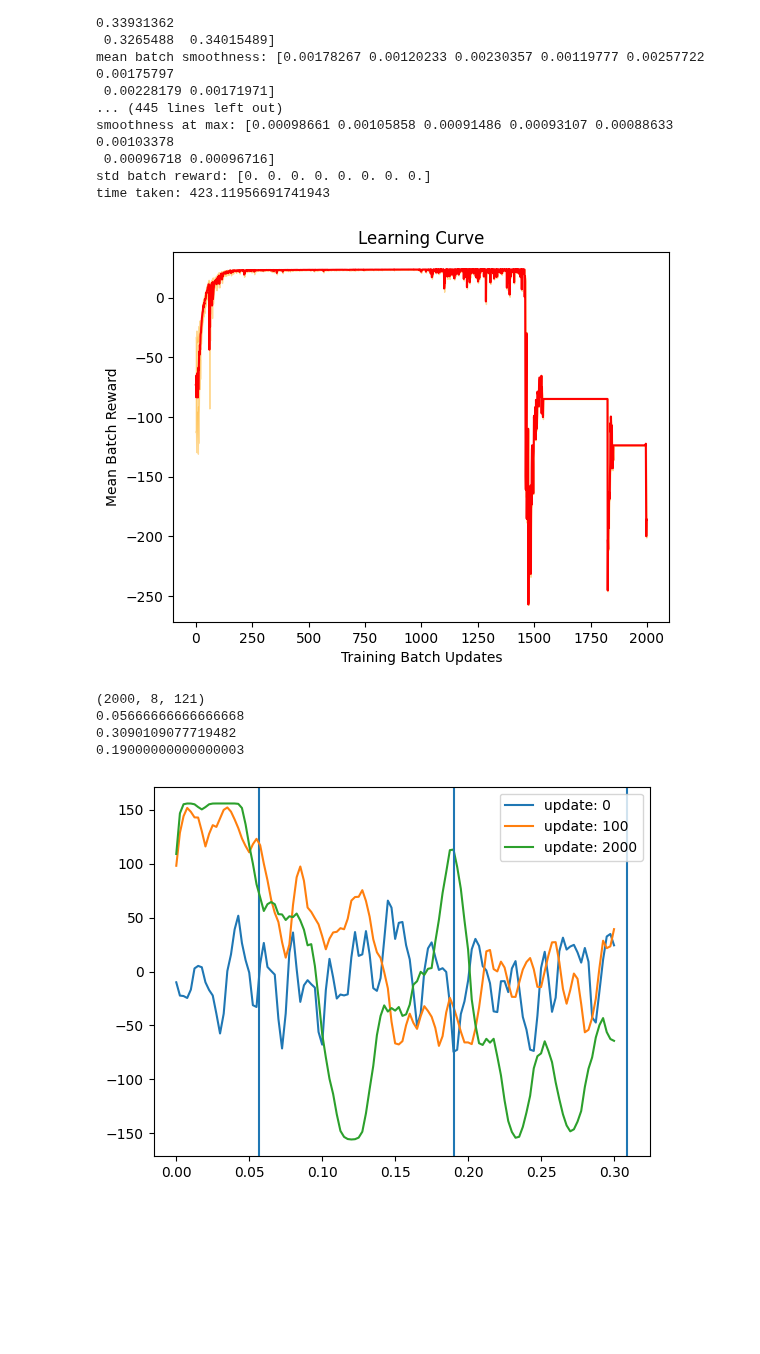
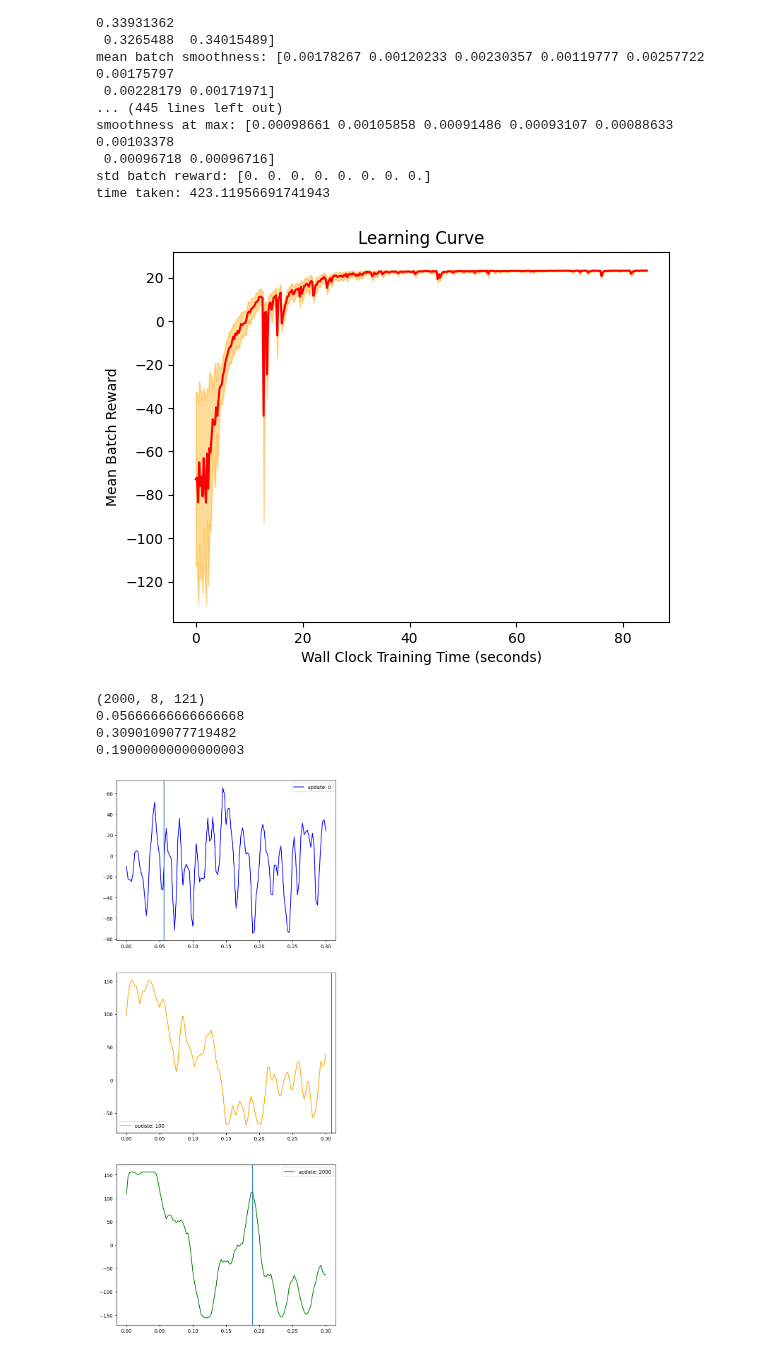
Before and after one commit to AnikenC/ReadoutWithRL, a Jupyter notebook: readoutWithRL/rl_side_v2/learning_curves.ipynb, the cells around one changed output. Drawn from its saved outputs; the diff is of its cells as text; code cells hidden in the pictures; blank space fills up the shorter version.

Commit message:
working on learning curve figures

```diff
--- a/readoutWithRL/rl_side_v2/learning_curves.ipynb
+++ b/readoutWithRL/rl_side_v2/learning_curves.ipynb
@@ -204,40 +204,44 @@ mean_smoothness = metrics["mean batch smoothness"]
 std_reward = metrics["std batch reward"]
 # %%
 env_ind = 0
-update_plot = 2000
+update_plot = 400
 
-x = np.arange(update_plot)
+x = np.arange(update_plot) / update_plot * 84.6
 m_plot = mean_rewards[:update_plot, env_ind]
 s_plot = std_reward[:update_plot, env_ind]
 
 plt.plot(x, m_plot, label='mean reward PPO', color='red')
 plt.fill_between(x, m_plot - s_plot, m_plot + s_plot, color='orange', alpha=0.4)
 # plt.legend()
-plt.xlabel('Training Batch Updates')
+plt.xlabel('Wall Clock Training Time (seconds)')
 plt.ylabel('Mean Batch Reward')
 plt.title('Learning Curve')
 plt.show()
 # %% [output]
-[figure, old version]
+[figure, new version]
 # %%
 # Visualising Waveform Learning
 
 plotting_updates = np.array([0, 100, 2000], dtype=np.int16)
 
 print(max_actions.shape)
 
 update_action = -max_actions[plotting_updates, 0]
 action_linspace = np.linspace(0., num_t1 / kappa, update_action.shape[-1])
 
+fig, ax = plt.subplots(len(plotting_updates), figsize=(8.0, 20.0))
+
+color_list = ["blue", "orange", "green"]
+
 for ind, action in enumerate(update_action):
-    plt.plot(action_linspace, action, label=f'update: {plotting_updates[ind]}')
-    plt.axvline(x=max_times[plotting_updates[ind], 0])
+    ax[ind].plot(action_linspace, action, label=f'update: {plotting_updates[ind]}', color=color_list[ind])
+    ax[ind].axvline(x=max_times[plotting_updates[ind], 0])
     print(max_times[plotting_updates[ind], 0])
-plt.legend()
+    ax[ind].legend()
 plt.show()
 # %% [output]
 (2000, 8, 121)
 0.05666666666666668
 0.3090109077719482
 0.19000000000000003
-[figure, old version]
+[figure, new version]
```
Also changed, not shown: 1 other file.
